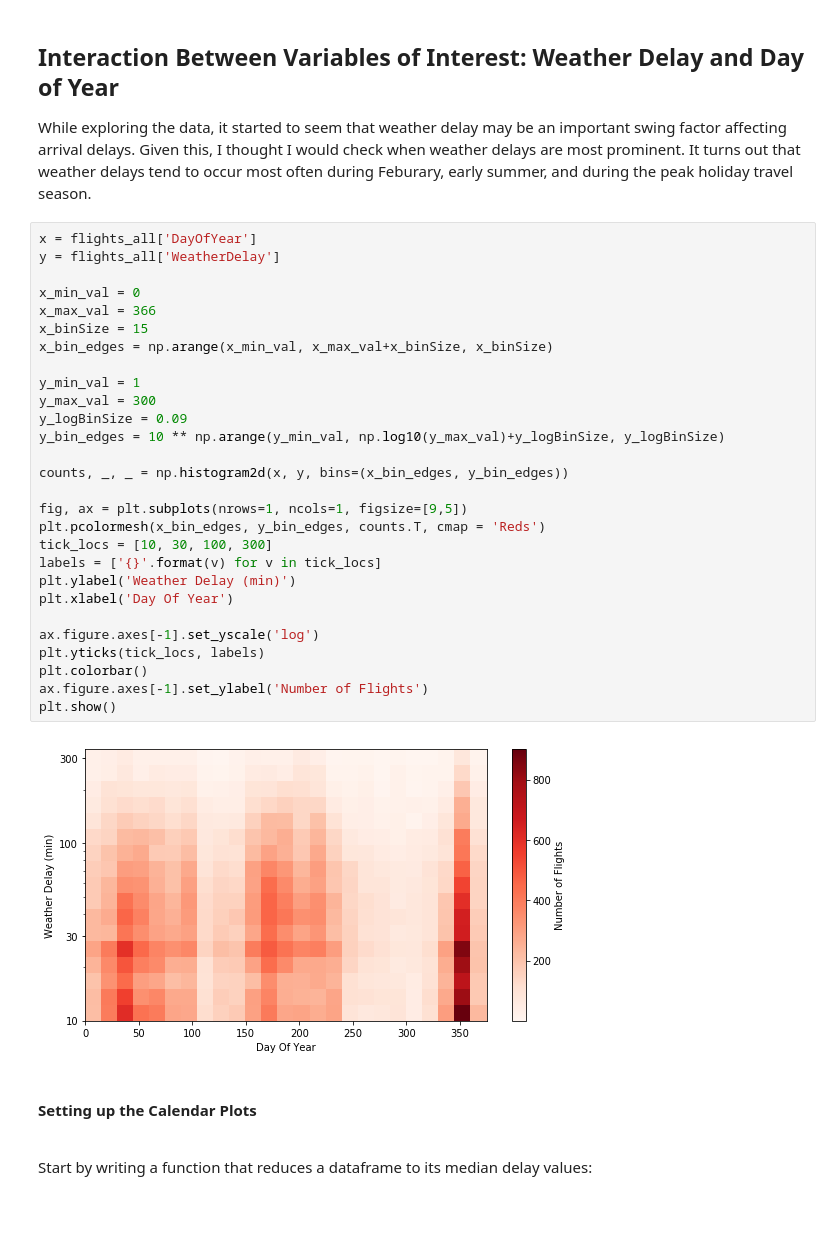
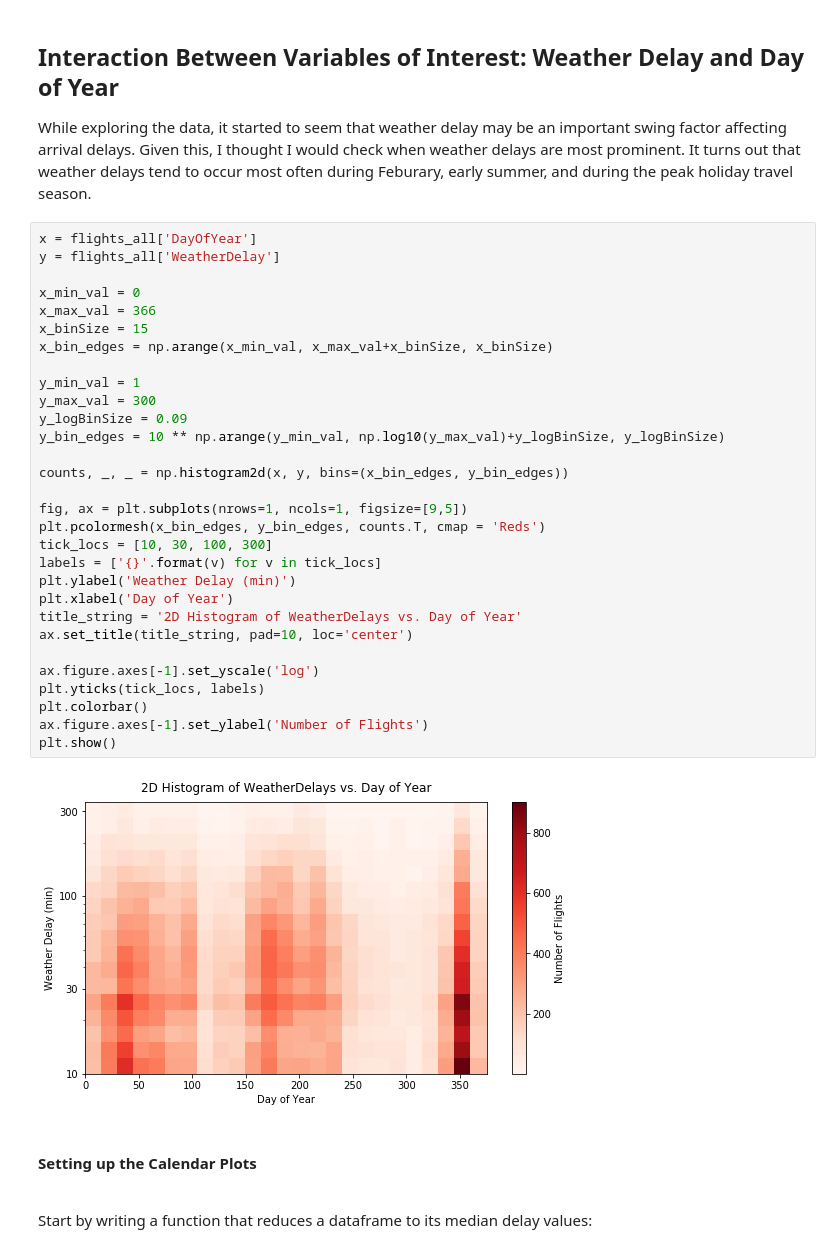
Before and after one commit to ldemastersmith/FlightDataAnalysis, a Jupyter notebook: slide_deck.ipynb, the cells around one changed output. Saved outputs shown, nothing was run; the diff lists cells and outputs as text; blank space fills up the shorter version.

```diff
--- a/slide_deck.ipynb
+++ b/slide_deck.ipynb
@@ -198,33 +200,35 @@ While exploring the data, it started to seem that weather delay may be an import
 # %%
 x = flights_all['DayOfYear']
 y = flights_all['WeatherDelay']
 
 x_min_val = 0
 x_max_val = 366
 x_binSize = 15
 x_bin_edges = np.arange(x_min_val, x_max_val+x_binSize, x_binSize)
 
 y_min_val = 1
 y_max_val = 300
 y_logBinSize = 0.09
 y_bin_edges = 10 ** np.arange(y_min_val, np.log10(y_max_val)+y_logBinSize, y_logBinSize)
 
 counts, _, _ = np.histogram2d(x, y, bins=(x_bin_edges, y_bin_edges))
 
 fig, ax = plt.subplots(nrows=1, ncols=1, figsize=[9,5])
 plt.pcolormesh(x_bin_edges, y_bin_edges, counts.T, cmap = 'Reds')
 tick_locs = [10, 30, 100, 300]
 labels = ['{}'.format(v) for v in tick_locs]
 plt.ylabel('Weather Delay (min)')
-plt.xlabel('Day Of Year')
+plt.xlabel('Day of Year')
+title_string = '2D Histogram of WeatherDelays vs. Day of Year'
+ax.set_title(title_string, pad=10, loc='center')
 
 ax.figure.axes[-1].set_yscale('log')
 plt.yticks(tick_locs, labels)
 plt.colorbar()
 ax.figure.axes[-1].set_ylabel('Number of Flights')
 plt.show()
 # %% [output]
-[figure, old version]
+[figure, new version]
 # %% [markdown]
 #### Setting up the Calendar Plots
 <br>
```
Also changed, not shown: parts of 13 cells of this notebook, 1 other file.
